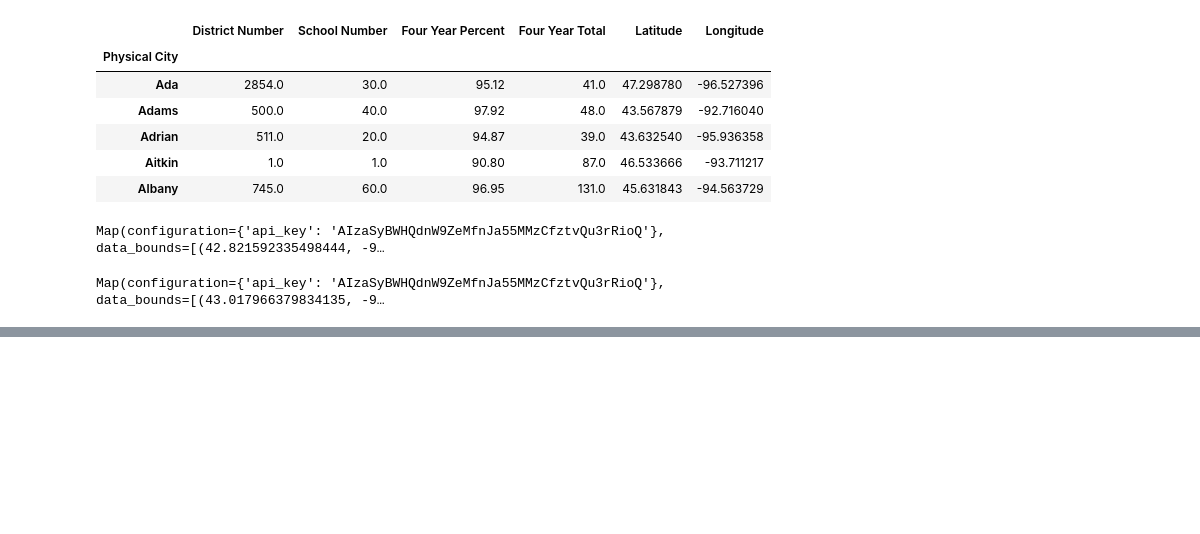
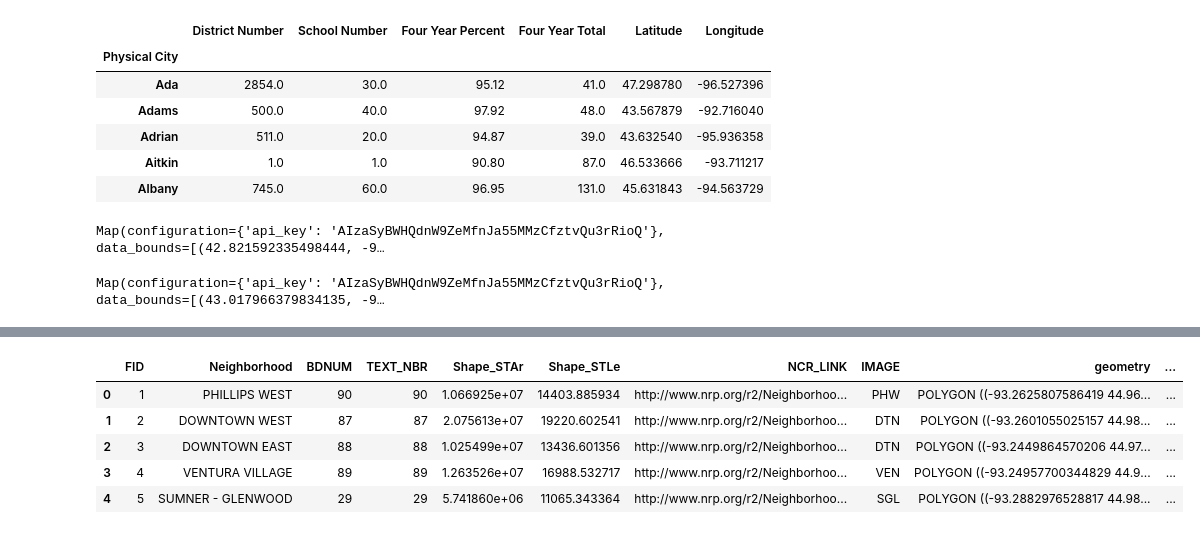
Before and after one commit to alvern/Group_Project_Grad_Rates, a Jupyter notebook: Heatmaps_Jack.ipynb, the cells around one changed output, grey strips where cells are left out. Cells and saved outputs as stored; diff of their text form; code cells hidden in the pictures; blank space fills up the shorter version.

```diff
--- a/Heatmaps_Jack.ipynb
+++ b/Heatmaps_Jack.ipynb
@@ -318,0 +397,3 @@ violent_crime.max()
+# %%
+# convert neighborhood names to uppercase for merging later
+mpls_crime.Neighborhood = mpls_crime.Neighborhood.str.upper()
@@ -318,0 +434,22 @@ violent_crime.max()
+# %%
+# change name of neighborhood column in geoDataframe
+mpls_hoods.rename(columns={'BDNAME': "Neighborhood"}, inplace=True)
+
+# round values for avg crimes
+hoods_crime['Violent_Crime'] = round(hoods_crime['Violent_Crime'], 1)
+hoods_crime['Property_Crime'] = round(hoods_crime['Property_Crime'], 1)
+hoods_crime['Total_Crime'] = round(hoods_crime['Total_Crime'], 1)
+
+# merge in crime data with geospatial data
+combined_hoods = mpls_hoods.merge(hoods_crime, on='Neighborhood')
+
+
+# Display merged GeoDataFrame
+combined_hoods.head()
+# %% [output]
+|  | FID | Neighborhood | BDNUM | TEXT_NBR | Shape_STAr | Shape_STLe | NCR_LINK | IMAGE | geometry | ... |
+| 0 | 1 | PHILLIPS WEST | 90 | 90 | 1.066925e+07 | 14403.885934 | http://www.nrp.org/r2/Neighborhoo... | PHW | POLYGON ((-93.2625807586419 44.96... | ... |
+| 1 | 2 | DOWNTOWN WEST | 87 | 87 | 2.075613e+07 | 19220.602541 | http://www.nrp.org/r2/Neighborhoo... | DTN | POLYGON ((-93.2601055025157 44.98... | ... |
+| 2 | 3 | DOWNTOWN EAST | 88 | 88 | 1.025499e+07 | 13436.601356 | http://www.nrp.org/r2/Neighborhoo... | DTN | POLYGON ((-93.2449864570206 44.97... | ... |
+| 3 | 4 | VENTURA VILLAGE | 89 | 89 | 1.263526e+07 | 16988.532717 | http://www.nrp.org/r2/Neighborhoo... | VEN | POLYGON ((-93.24957700344829 44.9... | ... |
+| 4 | 5 | SUMNER - GLENWOOD | 29 | 29 | 5.741860e+06 | 11065.343364 | http://www.nrp.org/r2/Neighborhoo... | SGL | POLYGON ((-93.2882976528817 44.98... | ... |
```
Also changed, not shown: parts of 17 cells of this notebook, 12 other files.
